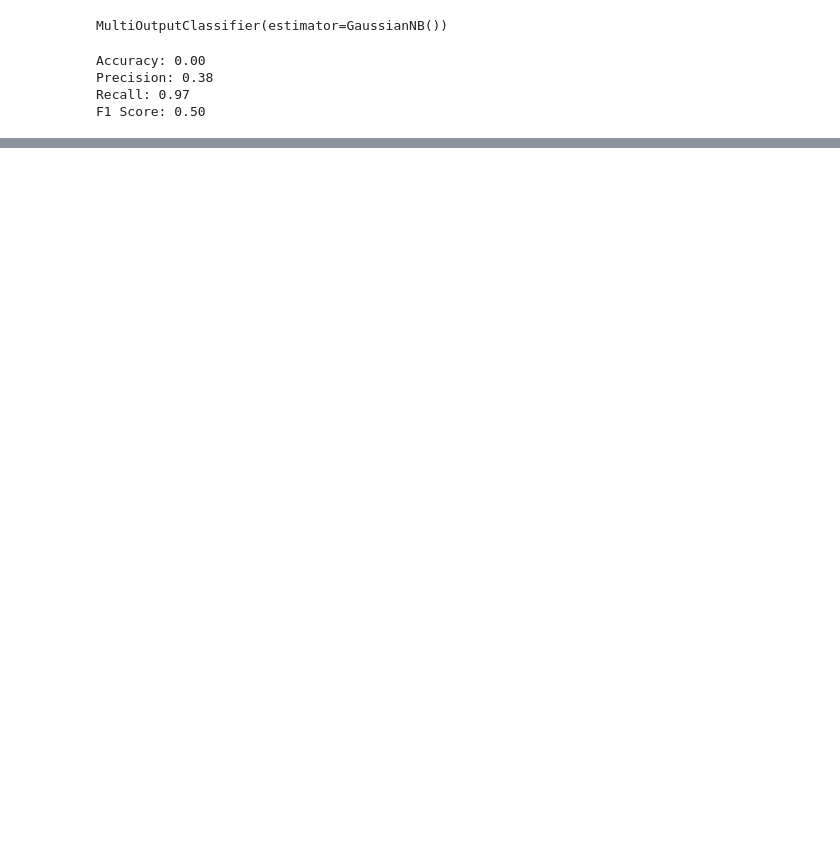
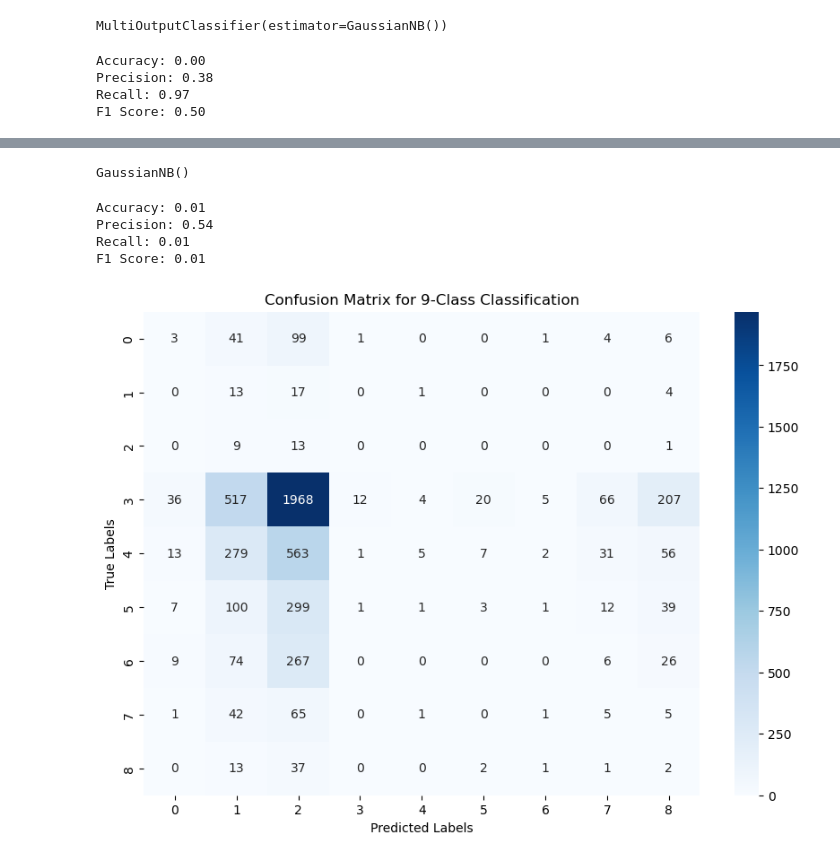
Before and after one commit to TulikaDeb/Research-Lumiere, a Jupyter notebook: Naive Bayes.ipynb, the cells around one changed output, grey strips where cells are left out. Drawn from its saved outputs; the diff is of its cells as text; code cells hidden in the pictures; blank space fills up the shorter version.

Commit message:
Changes: updated some notebooks with class_weights and other quick tests, during the meeting with Tulika on 24.10.02.

```diff
--- a/Naive Bayes.ipynb
+++ b/Naive Bayes.ipynb
@@ -8,13 +13,15 @@ from sklearn.metrics import accuracy_score, precision_score, recall_score, f1_sc
 # %%
-data = pd.read_csv('final_data_new.csv')
+data = pd.read_csv('./data/final_data_new.csv')
 X = data.drop(columns=['severity_class_1.0', 'severity_class_2.0', 'severity_class_3.0',
                        'severity_class_4.0', 'severity_class_5.0', 'severity_class_6.0',
                        'severity_class_7.0', 'severity_class_8.0', 'severity_class_9.0','ev_id'])
 y = data[['severity_class_1.0', 'severity_class_2.0', 'severity_class_3.0',
            'severity_class_4.0', 'severity_class_5.0', 'severity_class_6.0',
            'severity_class_7.0', 'severity_class_8.0', 'severity_class_9.0']]
-X = X.dropna()
-y = y.loc[X.index]
+
+# X = X.dropna()        ### Dropping NaN values from X -- fixed, we don't have any more NaNs.
+# y = y.loc[X.index]    ### Matching the y data to the X data, after X has been cleaned of NaNs.
+
 X_train, X_test, y_train, y_test = train_test_split(X, y, test_size=0.2, random_state=42)
 gnb = GaussianNB()
 multi_output_clf = MultiOutputClassifier(gnb)
@@ -40,0 +74,43 @@ F1 Score: 0.50
+# %%
+y_single_column = y.idxmax(axis=1).str.extract('(\d+)').astype(int)
+# %%
+X_train, X_test, y_train, y_test = train_test_split(X, y_single_column, test_size=0.2, random_state=42)
+gnb = GaussianNB()
+gnb.fit(X_train, y_train)
+# %% [output]
+GaussianNB()
+# %%
+y_pred = gnb.predict(X_test)
+
+accuracy = accuracy_score(y_test, y_pred)
+precision = precision_score(y_test, y_pred, average='weighted')
+recall = recall_score(y_test, y_pred, average='weighted')
+f1 = f1_score(y_test, y_pred, average='weighted')
+
+print(f"Accuracy: {accuracy:.2f}")
+print(f"Precision: {precision:.2f}")
+print(f"Recall: {recall:.2f}")
+print(f"F1 Score: {f1:.2f}")
+# %% [output]
+Accuracy: 0.01
+Precision: 0.54
+Recall: 0.01
+F1 Score: 0.01
+# %%
+import numpy as np
+import matplotlib.pyplot as plt
+from sklearn.metrics import confusion_matrix
+import seaborn as sns
+
+# Generate confusion matrix
+cm = confusion_matrix(y_test, y_pred)
+
+# Plot confusion matrix
+plt.figure(figsize=(10, 7))
+sns.heatmap(cm, annot=True, fmt='d', cmap='Blues', xticklabels=range(9), yticklabels=range(9))
+plt.title('Confusion Matrix for 9-Class Classification')
+plt.xlabel('Predicted Labels')
+plt.ylabel('True Labels')
+plt.show()
+# %% [output]
+[figure, added]
```
Also changed, not shown: parts of 2 cells of this notebook, 4 other files.
